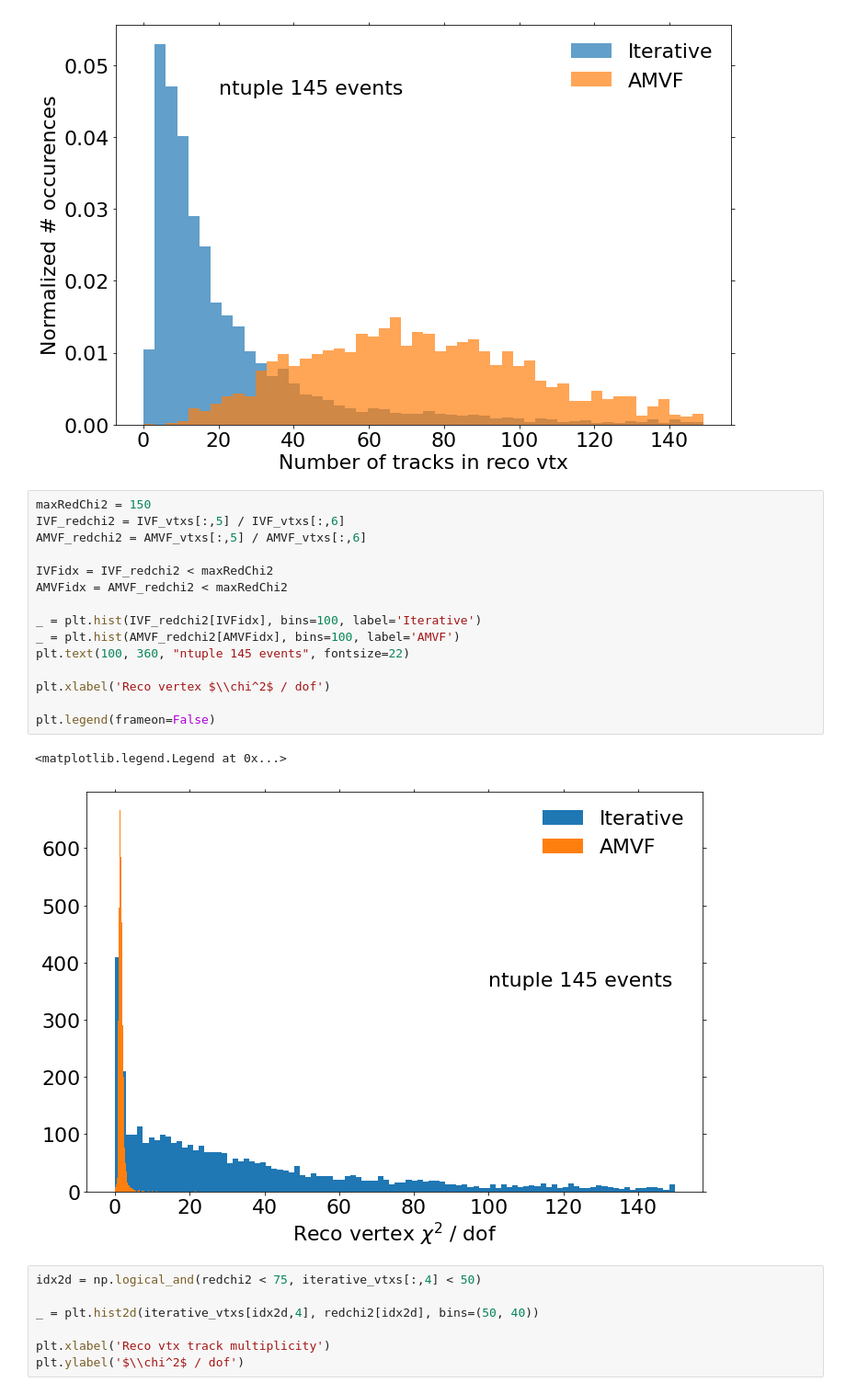
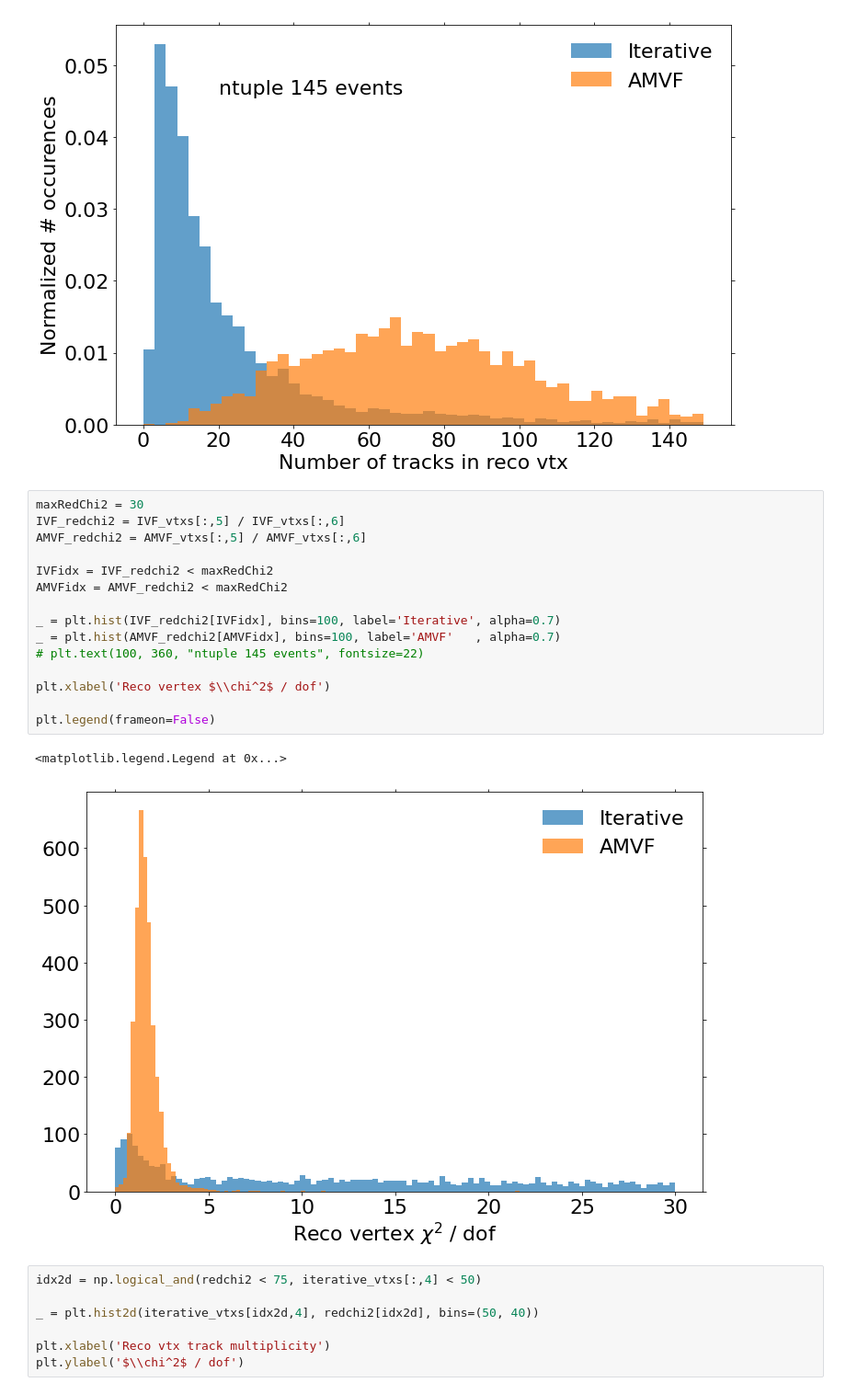
Before and after one commit to ttlindkvist/ttlindkvistACTS, a Jupyter notebook: Testing/vertexing_visualizer.ipynb, the cells around one changed output. Shown at 92% size. Cells and saved outputs as stored; diff of their text form.

```diff
--- a/Testing/vertexing_visualizer.ipynb
+++ b/Testing/vertexing_visualizer.ipynb
@@ -112,23 +121,23 @@ plt.ylabel('Normalized # occurences')
 Text(0, 0.5, 'Normalized # occurences')
 [figure]
 # %%
-maxRedChi2 = 150
+maxRedChi2 = 30
 IVF_redchi2 = IVF_vtxs[:,5] / IVF_vtxs[:,6]
 AMVF_redchi2 = AMVF_vtxs[:,5] / AMVF_vtxs[:,6]
 
 IVFidx = IVF_redchi2 < maxRedChi2
 AMVFidx = AMVF_redchi2 < maxRedChi2
 
-_ = plt.hist(IVF_redchi2[IVFidx], bins=100, label='Iterative')
-_ = plt.hist(AMVF_redchi2[AMVFidx], bins=100, label='AMVF')
-plt.text(100, 360, "ntuple 145 events", fontsize=22)
+_ = plt.hist(IVF_redchi2[IVFidx], bins=100, label='Iterative', alpha=0.7)
+_ = plt.hist(AMVF_redchi2[AMVFidx], bins=100, label='AMVF'   , alpha=0.7)
+# plt.text(100, 360, "ntuple 145 events", fontsize=22)
 
 plt.xlabel('Reco vertex $\\chi^2$ / dof')
 
 plt.legend(frameon=False)
 # %% [output]
 <matplotlib.legend.Legend at 0x...>
-[figure, old version]
+[figure, new version]
 # %%
 idx2d = np.logical_and(redchi2 < 75, iterative_vtxs[:,4] < 50)
 
```
Also changed, not shown: parts of 1 cell of this notebook, 3 other files.
